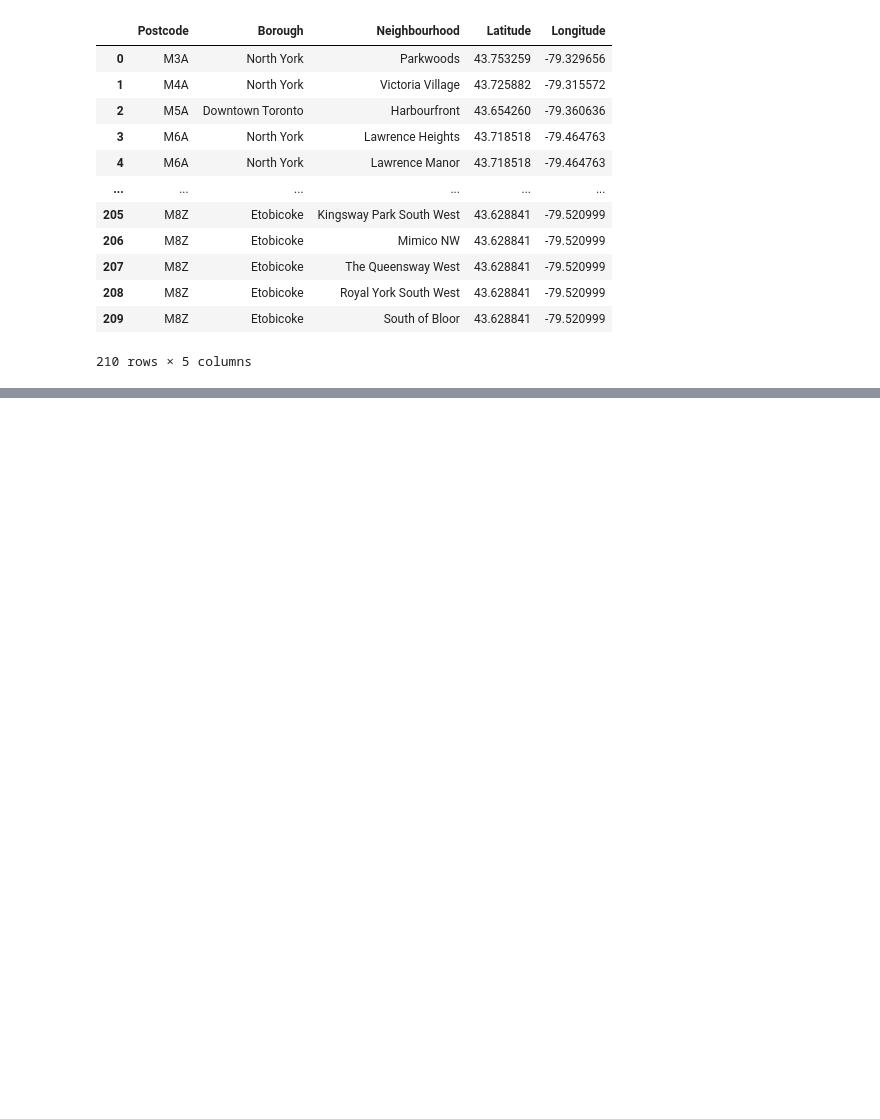
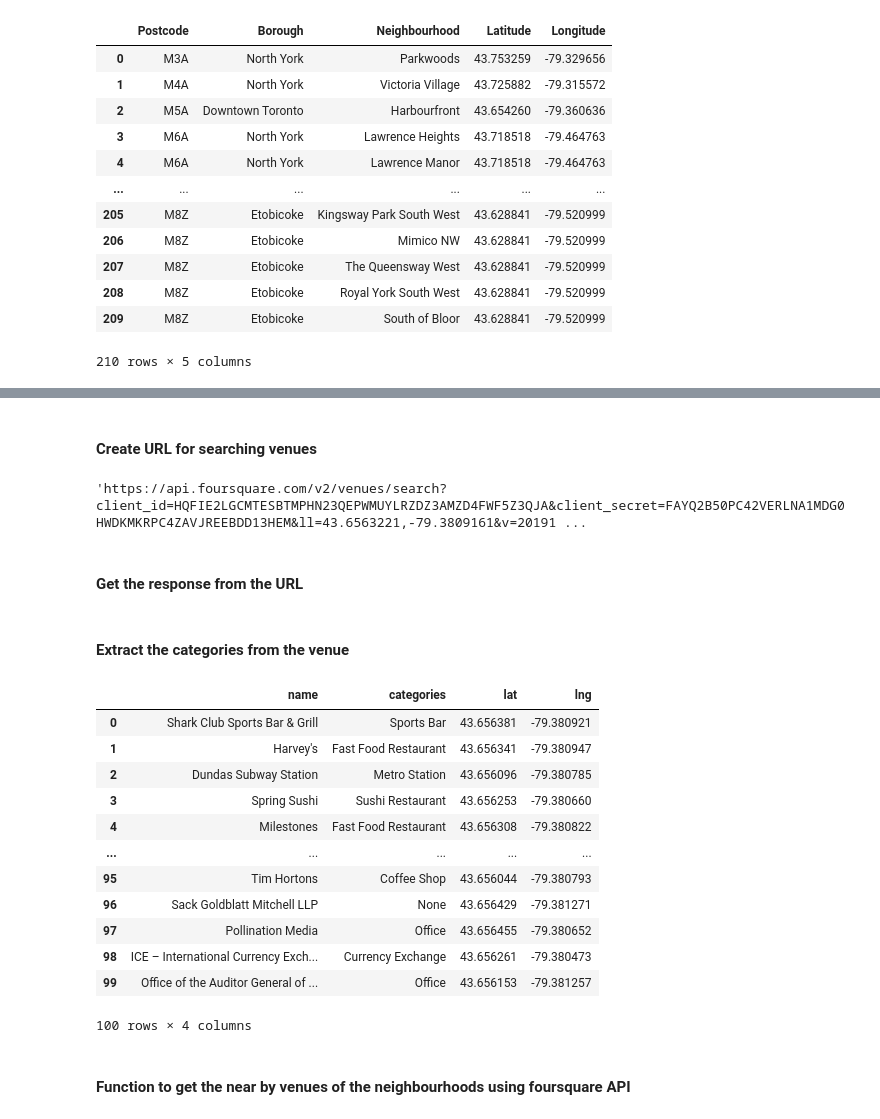
Before and after one commit to mkrish86/github_example, a Jupyter notebook: SegmentingAndClustering-Location.ipynb, the cells around one changed output, grey strips where cells are left out. Cells and saved outputs as stored; diff of their text form; code cells hidden in the pictures; blank space fills up the shorter version.

```diff
--- a/SegmentingAndClustering-Location.ipynb
+++ b/SegmentingAndClustering-Location.ipynb
@@ -112,0 +228,13 @@ result
+# %% [markdown]
+#### Create URL for searching venues
+# %%
+radius = 500
+limit = 100
+
+url = "https://api.foursquare.com/v2/venues/search?client_id={}&client_secret={}&ll={},{}&v={}&radius={}&limit={}".format(
+        CLIENT_ID, CLIENT_SECRET, latitude, longitude,VERSION, radius, limit)
+url
+# %% [output]
+'https://api.foursquare.com/v2/venues/search?client_id=HQFIE2LGCMTESBTMPHN23QEPWMUYLRZDZ3AMZD4FWF5Z3QJA&client_secret=FAYQ2B50PC42VERLNA1MDG0HWDKMKRPC4ZAVJREEBDD13HEM&ll=43.6563221,-79.3809161&v=20191 ...
+# %% [markdown]
+#### Get the response from the URL
@@ -112,0 +245,2 @@ result
+# %% [markdown]
+#### Extract the categories from the venue
@@ -112,0 +259,24 @@ result
+# %%
+filtered_columns = ['name', 'categories', 'location.lat', 'location.lng']
+nearby_venues = nearby_venues.loc[:, filtered_columns]
+nearby_venues['categories'] = nearby_venues.apply(get_category_type, axis=1)
+# clean columns
+nearby_venues.columns = [col.split(".")[-1] for col in nearby_venues.columns]
+
+nearby_venues
+# %% [output]
+|  | name | categories | lat | lng |
+| 0 | Shark Club Sports Bar & Grill | Sports Bar | 43.656381 | -79.380921 |
+| 1 | Harvey's | Fast Food Restaurant | 43.656341 | -79.380947 |
+| 2 | Dundas Subway Station | Metro Station | 43.656096 | -79.380785 |
+| 3 | Spring Sushi | Sushi Restaurant | 43.656253 | -79.380660 |
+| 4 | Milestones | Fast Food Restaurant | 43.656308 | -79.380822 |
+| ... | ... | ... | ... | ... |
+| 95 | Tim Hortons | Coffee Shop | 43.656044 | -79.380793 |
+| 96 | Sack Goldblatt Mitchell LLP | None | 43.656429 | -79.381271 |
+| 97 | Pollination Media | Office | 43.656455 | -79.380652 |
+| 98 | ICE – International Currency Exch... | Currency Exchange | 43.656261 | -79.380473 |
+| 99 | Office of the Auditor General of ... | Office | 43.656153 | -79.381257 |
+100 rows × 4 columns
+# %% [markdown]
+#### Function to get the near by venues of the neighbourhoods using foursquare API
```
Also changed, not shown: parts of 52 cells of this notebook.
